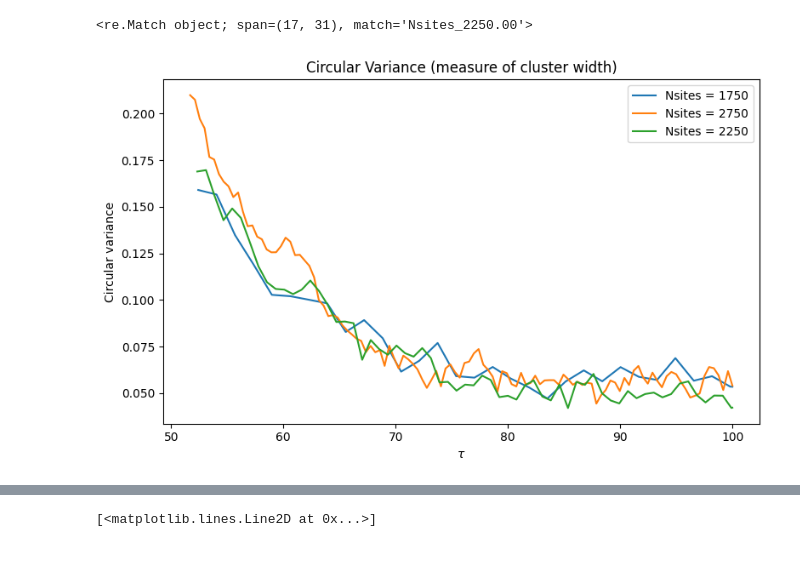
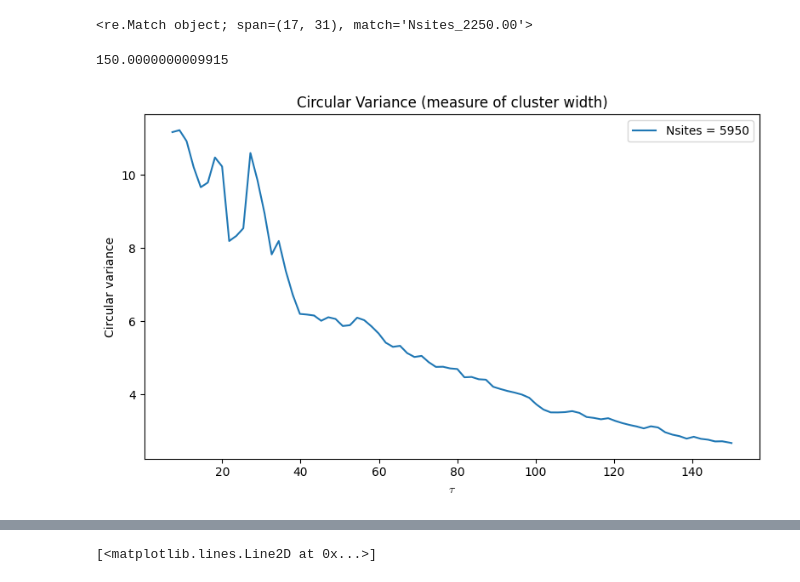
Before and after one commit to HappyTurtle99/Microscopic, a Jupyter notebook: visualize_gennaro.ipynb, the cells around one changed output, grey strips where cells are left out. Saved outputs shown, nothing was run; the diff lists cells and outputs as text; code cells hidden in the pictures.

```diff
--- a/visualize_gennaro.ipynb
+++ b/visualize_gennaro.ipynb
@@ -268,57 +281,69 @@ import os
 import re
 import numpy as np
 import matplotlib.pyplot as plt
+from helper_functions import *
 
 plt.figure(figsize=(8, 5))
+paths_2_3 = ['/scratch03.local/gtucci/micro/julia/homogenous_8995.00_sites_L_35.0Dc3.00kappa0.12_lambda2.30_2026-09-10_181034',
+        '/scratch03.local/gtucci/micro/julia/homogenous_8015.00_sites_L_35.0Dc3.00kappa0.12_lambda2.30_2026-09-10_181044',
+        '/scratch03.local/gtucci/micro/julia/homogenous_7000.00_sites_L_35.0Dc3.00kappa0.12_lambda2.30_2026-09-10_181050']
 
-for f in files:
+paths_6_0 = [
+    '/scratch03.local/gtucci/micro/julia/homogenous_6475.00_sites_L_35.0Dc3.00kappa0.12_lambda6.00_2026-09-16_201130',
+    '/scratch03.local/gtucci/micro/julia/homogenous_5250.00_sites_L_35.0Dc3.00kappa0.12_lambda6.00_2026-09-16_201123',
+    '/scratch03.local/gtucci/micro/julia/homogenous_6125.00_sites_L_35.0Dc3.00kappa0.12_lambda6.00_2026-09-16_201100',
+    '/scratch03.local/gtucci/micro/julia/homogenous_7000.00_sites_L_35.0Dc3.00kappa0.12_lambda6.00_2026-09-16_201030'
+]
 
-    Tmatch = re.search(r'Tfinal_(\d+\.?\d*)', f)
-    if not Tmatch:
-        continue
-    Tfinal = float(Tmatch.group(1))
+paths_stable = [
+'/scratch03.local/gtucci/micro/julia/homogenous_8015.00_sites_L_35.0Dc3.00kappa0.12_lambda0.10_2026-09-10_180955',
+    '/scratch03.local/gtucci/micro/julia/homogenous_8995.00_sites_L_35.0Dc3.00kappa0.12_lambda0.10_2026-09-10_181014',
+    '/scratch03.local/gtucci/micro/julia/homogenous_7000.00_sites_L_35.0Dc3.00kappa0.12_lambda0.10_2026-09-10_180943'
+]
 
-    if Tfinal != 100.0:
-        continue
+paths_lambda = ['/scratch03.local/gtucci/micro/julia/homogenous_7000.00_sites_L_35.0Dc3.00kappa0.12_lambda7.50_2026-09-16_201100',
+               '/scratch03.local/gtucci/micro/julia/homogenous_7000.00_sites_L_35.0Dc3.00kappa0.12_lambda3.00_2026-09-16_201000',
+                '/scratch03.local/gtucci/micro/julia/homogenous_7000.00_sites_L_35.0Dc3.00kappa0.12_lambda4.50_2026-09-16_201020',
+                '/scratch03.local/gtucci/micro/julia/homogenous_7000.00_sites_L_35.0Dc3.00kappa0.12_lambda6.00_2026-09-16_201030'
+               ]
 
-    path = os.path.join('/scratch03.local/gtucci/micro/julia/', f)
+paths = ['/scratch03.local/gtucci/micro/julia/homogenous_5950.00_sites_L_35.0Dc3.00kappa0.12_lambda5.00_2026-09-24_145947']
+paths = ['/scratch03.local/gtucci/micro/julia/homogenous_5950.00_sites_L_35.0Dc3.00kappa0.12_lambda5.00_2026-09-24_145947_new']
+# paths = ['/scratch03.local/gtucci/micro/julia/homogenous_7000.00_sites_L_35.0Dc3.00kappa0.12_lambda5.00_2026-09-24_150016']
+
+for path in paths:
 
     occupancies_t, tau_t, _, _, _ = load_sim(path)
-
-    # extract Nsites from filename
-    match = re.search(r'Nsites_(\d+\.?\d*)', f)
-
-    if match:
-        Nsites = int(float(match.group(1)))
-    else:
-        Nsites = occupancies_t.shape[2]
 
     # periodic phases
     N = occupancies_t.shape[2]
     theta = 2 * np.pi * np.arange(N) / N
     discrete_wave = np.exp(1j * theta)
 
     # compute first circular moment
     product = occupancies_t[:, 0, :] * discrete_wave
 
     norm = np.sum(occupancies_t[:, 0, :], axis=1)
 
     m1 = np.sum(product, axis=1) / norm
 
-    start = 0.5
+    start = 0.05
     # circular variance
     cv = -2 * np.log(np.abs(m1))
     plt.plot(
         tau_t[int(start * len(tau_t)):],
         cv[int(start * len(tau_t)):],
-        label=f'Nsites = {Nsites}'
+        label=f'Nsites = {N}'
     )
+    print(tau_t[-1])
+
 
 plt.xlabel(r'$\tau$')
 plt.ylabel('Circular variance')
 plt.title('Circular Variance (measure of cluster width)')
 plt.legend()
 plt.tight_layout()
 plt.show()
 # %% [output]
+150.0000000009915
-[figure, old version]
+[figure, new version]
```
Also changed, not shown: parts of 16 cells of this notebook, 8 other files.
